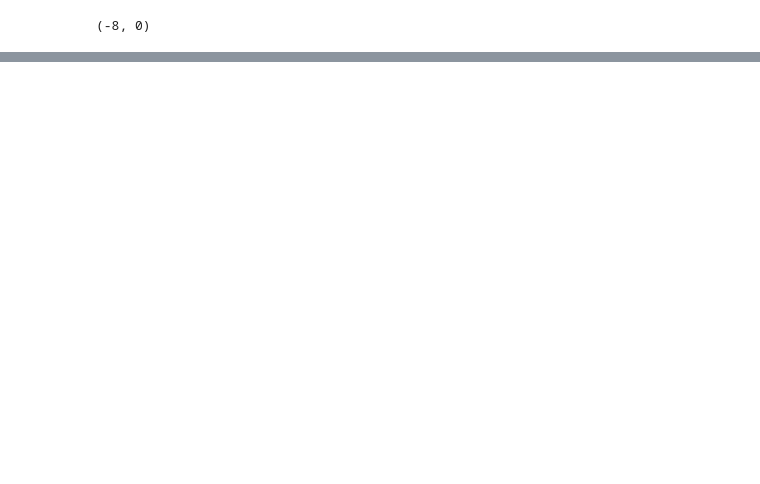
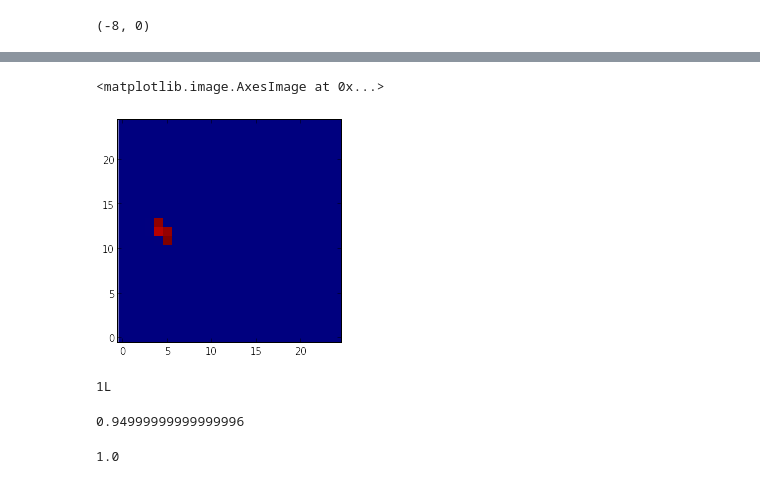
Before and after one commit to alvarezcl/deblending, a Jupyter notebook: cs229/test_stats.ipynb, the cells around one changed output, grey strips where cells are left out. Drawn from its saved outputs; the diff is of its cells as text; code cells hidden in the pictures; blank space fills up the shorter version.

```diff
--- a/cs229/test_stats.ipynb
+++ b/cs229/test_stats.ipynb
@@ -118,0 +119,19 @@ m_20_tot
+# %%
+mm_a, p_a, reg_a, n_cent_a = cs.compute_mm(image_a.array,100,2,3/8)
+# %%
+plt.imshow(reg_a[0],interpolation='none',origin='lower')
+# %% [output]
+<matplotlib.image.AxesImage at 0x...>
+[figure, added]
+# %%
+n_cent_a
+# %% [output]
+1L
+# %%
+p_a
+# %% [output]
+0.94999999999999996
+# %%
+mm_a
+# %% [output]
+1.0
```
Also changed, not shown: parts of 18 cells of this notebook, 2 other files.
